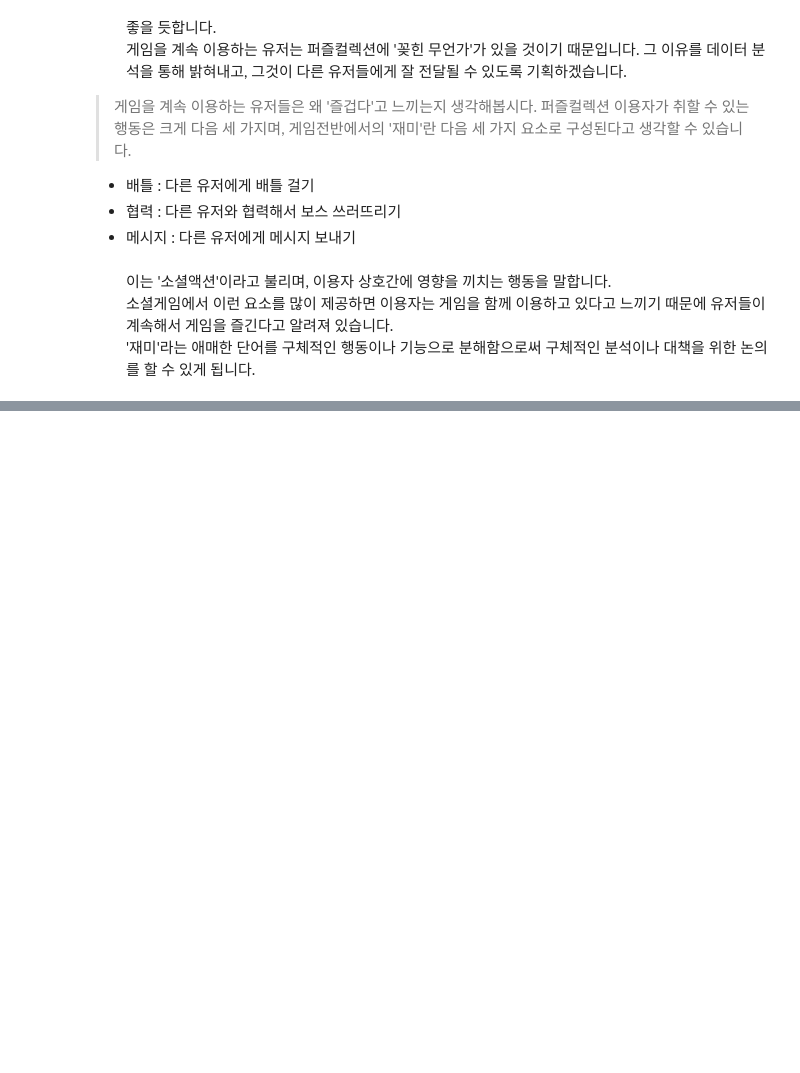
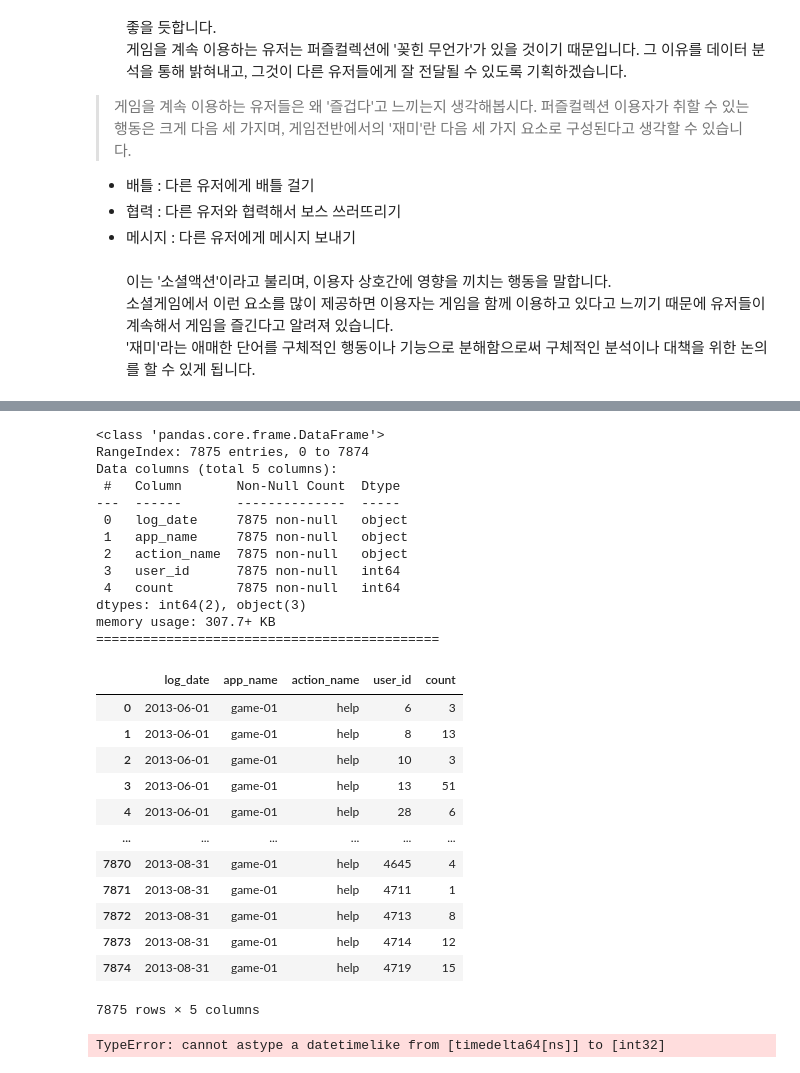
Before and after one commit to KTH7/Business_Data_Analysis, a Jupyter notebook: 7. 소셜게임을 지속적으로 이용하게 하는 요소 파악하기 (결정트리분석).ipynb, the cells around one changed output, grey strips where cells are left out. Saved outputs shown, nothing was run; the diff lists cells and outputs as text; code cells hidden in the pictures; blank space fills up the shorter version.

```diff
--- a/7. 소셜게임을 지속적으로 이용하게 하는 요소 파악하기 (결정트리분석).ipynb
+++ b/7. 소셜게임을 지속적으로 이용하게 하는 요소 파악하기 (결정트리분석).ipynb
@@ -83,0 +170,15 @@
+# %%
+# dau 폴더에 있는 모든 csv 파일 경로를 리스트로 저장합니다.
+csv_files = []
+for root, dirs, files in os.walk('./section9_data/daily/action/game-01/help'):
+    for file in files:
+        if file.endswith('.csv'):
+            csv_files.append(os.path.join(root, file))
+# csv 파일들을 읽어서 데이터프레임으로 만듭니다.
+df_list = []
+for file in csv_files:
+    df = pd.read_csv(file)
+    df_list.append(df)
+
+# 데이터프레임들을 합쳐서 하나의 데이터프레임으로 만듭니다.
+help = pd.concat(df_list, ignore_index=True)
@@ -83,0 +327,53 @@
+# %%
+help.info()
+# log_date : 이용한 날짜
+# app_name : 앱 이름
+# action_name : 소셜액션
+# user_id : 유저 ID
+# count : 행동 횟수
+print("============================================")
+help
+# %% [output]
+<class 'pandas.core.frame.DataFrame'>
+RangeIndex: 7875 entries, 0 to 7874
+Data columns (total 5 columns):
+ #   Column       Non-Null Count  Dtype
+---  ------       --------------  -----
+ 0   log_date     7875 non-null   object
+ 1   app_name     7875 non-null   object
+ 2   action_name  7875 non-null   object
+ 3   user_id      7875 non-null   int64
+ 4   count        7875 non-null   int64
+dtypes: int64(2), object(3)
+memory usage: 307.7+ KB
+============================================
+|  | log_date | app_name | action_name | user_id | count |
+| 0 | 2013-06-01 | game-01 | help | 6 | 3 |
+| 1 | 2013-06-01 | game-01 | help | 8 | 13 |
+| 2 | 2013-06-01 | game-01 | help | 10 | 3 |
+| 3 | 2013-06-01 | game-01 | help | 13 | 51 |
+| 4 | 2013-06-01 | game-01 | help | 28 | 6 |
+| ... | ... | ... | ... | ... | ... |
+| 7870 | 2013-08-31 | game-01 | help | 4645 | 4 |
+| 7871 | 2013-08-31 | game-01 | help | 4711 | 1 |
+| 7872 | 2013-08-31 | game-01 | help | 4713 | 8 |
+| 7873 | 2013-08-31 | game-01 | help | 4714 | 12 |
+| 7874 | 2013-08-31 | game-01 | help | 4719 | 15 |
+7875 rows × 5 columns
+# %%
+# dau와 install(이용시작일) 데이터 결합
+dau['log_date_count']=dau['log_date'].copy()
+dau_install=pd.merge(dau[['user_id','log_date_count']],install[['user_id','log_date','gender','generation','device_type']],on='user_id')
+dau_install['log_date']=pd.to_datetime(dau_install["log_date"])
+dau_install['log_date_count']=pd.to_datetime(dau_install["log_date_count"])
+
+# 이용시작 후 7~13일의 데이터만 골라내기
+dau_install['elapsed_days']=(dau_install['log_date_count']-dau_install['log_date']).astype(int)
+dau_install_7_13=dau_install[dau_install['elapsed_days']>=7 & dau_install['elapsed_days']<=13]
+
+# 접속밀도 산출
+# dau_install_7_13<-dau_install_7_13.groupby(['log_date', 'user_id']).agg({'': 'count' }).rename(columns={'user_id': 'access_days'}).reset_index()
+dau_install_7_13_grouped = dau_install_7_13.groupby('user_id').agg(density=('log_date', lambda x: len(x)/7)).reset_index()
+dau_install_7_13_grouped
+# %% [output]
+TypeError: cannot astype a datetimelike from [timedelta64[ns]] to [int32]
```
Also changed, not shown: parts of 11 cells of this notebook.
